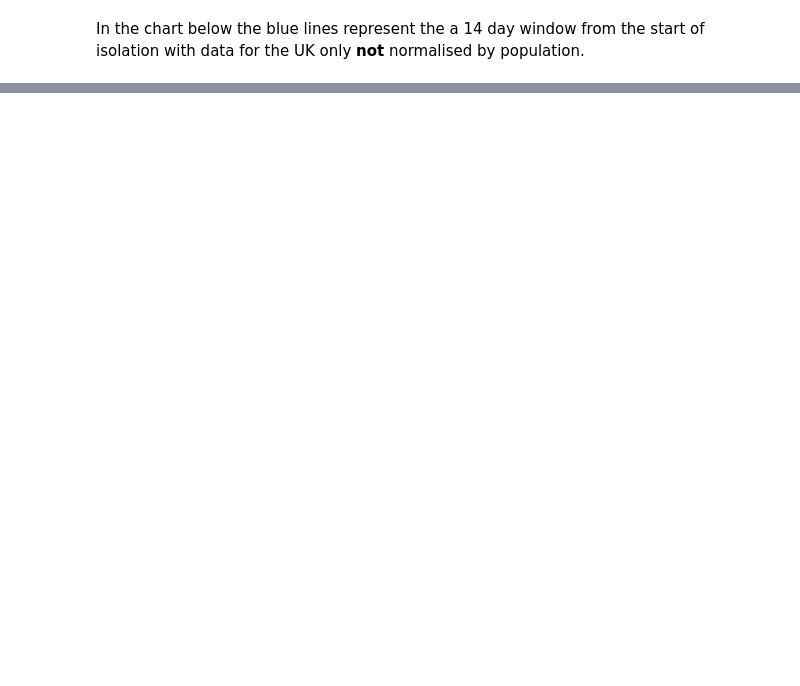
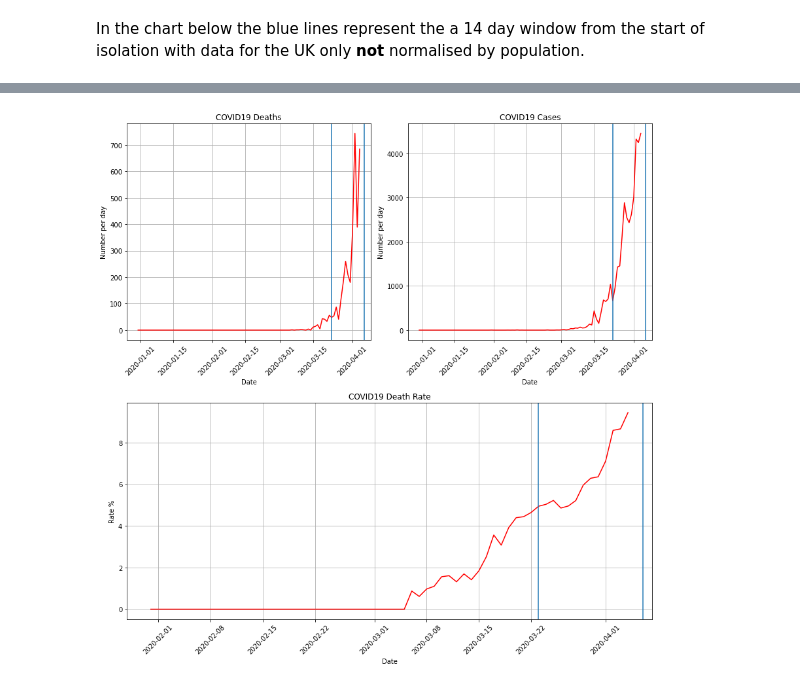
Before and after one commit to paulevalentine/COVID19, a Jupyter notebook: COVID19.ipynb, the cells around one changed output, grey strips where cells are left out. Drawn from its saved outputs; the diff is of its cells as text; code cells hidden in the pictures; blank space fills up the shorter version.

```diff
--- a/COVID19.ipynb
+++ b/COVID19.ipynb
@@ -17,0 +24,4 @@ run ukcovi19.py
+# %%
+cv.plot_uk_data()
+# %% [output]
+[figure, added]
```
Also changed, not shown: parts of 7 cells of this notebook, 5 other files.
